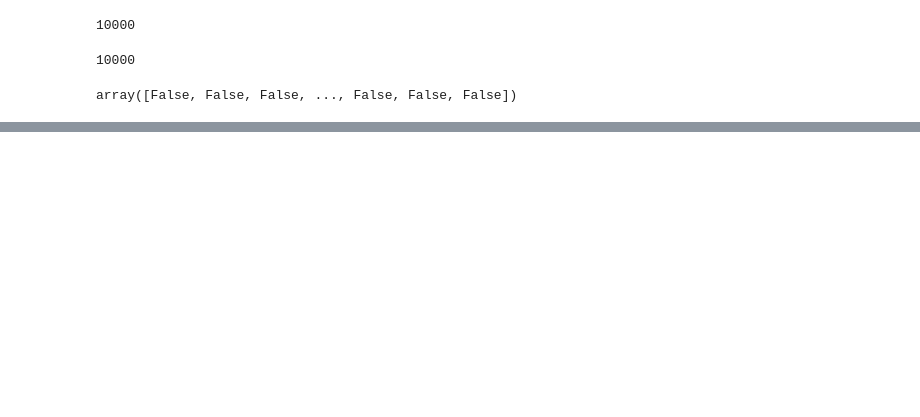
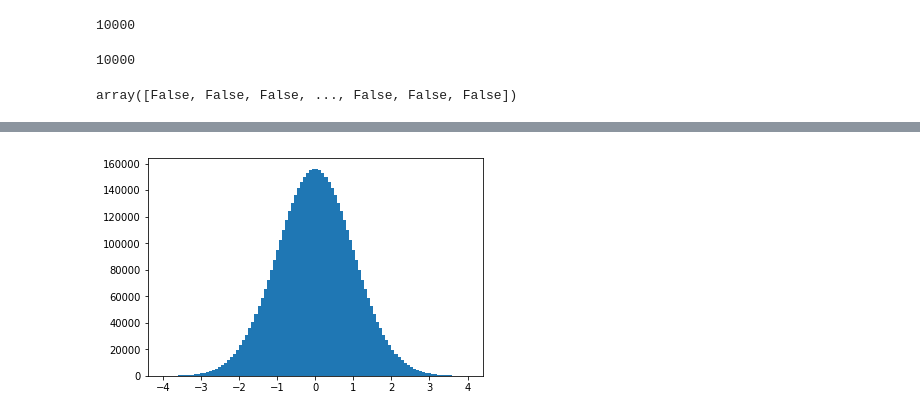
Before and after one commit to tmerrittsmith/normal_distribution_sampler, a Jupyter notebook: normal_distribution_sampler_1.ipynb, the cells around one changed output, grey strips where cells are left out. Saved outputs shown, nothing was run; the diff lists cells and outputs as text; code cells hidden in the pictures; blank space fills up the shorter version.

```diff
--- a/normal_distribution_sampler_1.ipynb
+++ b/normal_distribution_sampler_1.ipynb
@@ -373,0 +364,5 @@ plt.show()
+# %%
+plt.hist(sampler.normal_sample, bins=100)
+plt.show()
+# %% [output]
+[figure, added]
```
Also changed, not shown: parts of 18 cells of this notebook.
